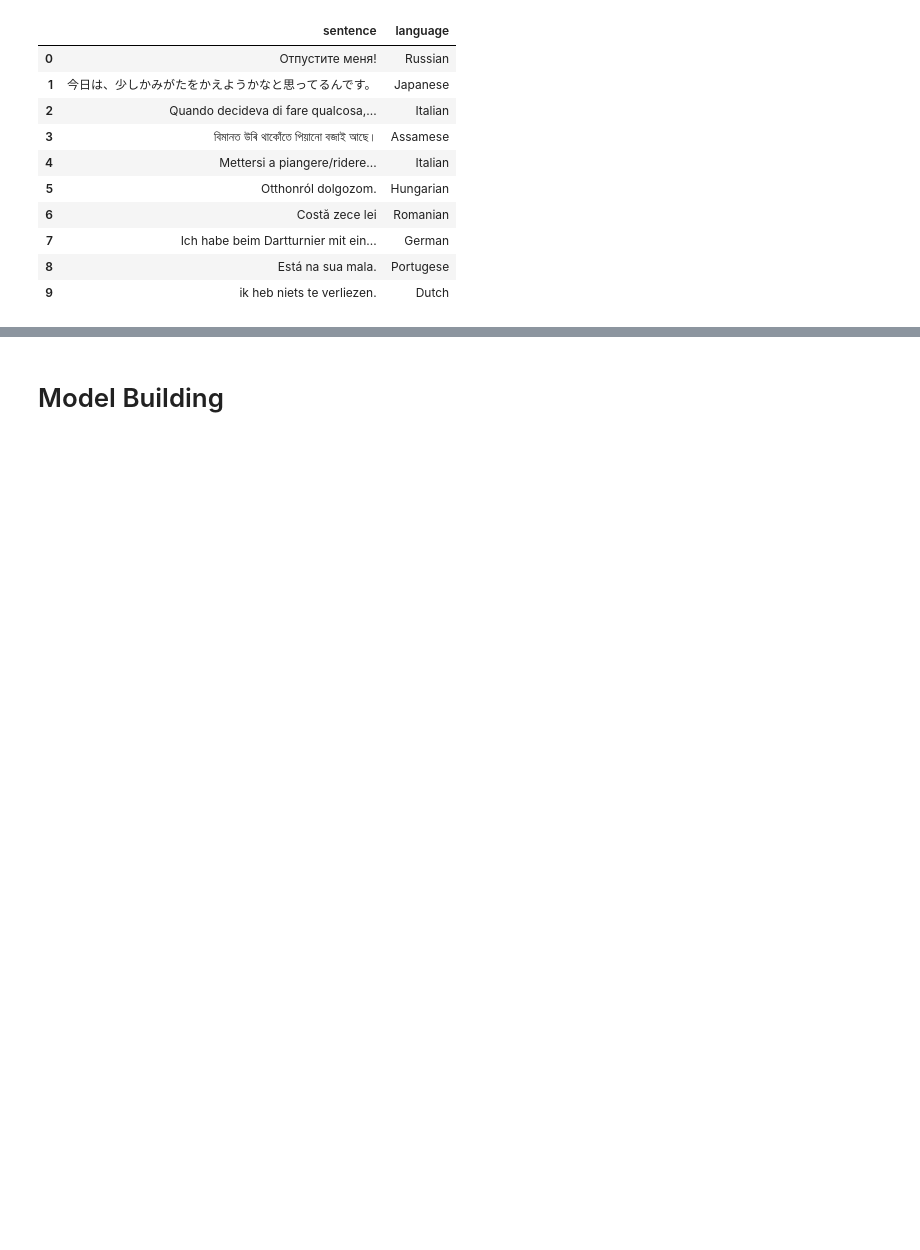
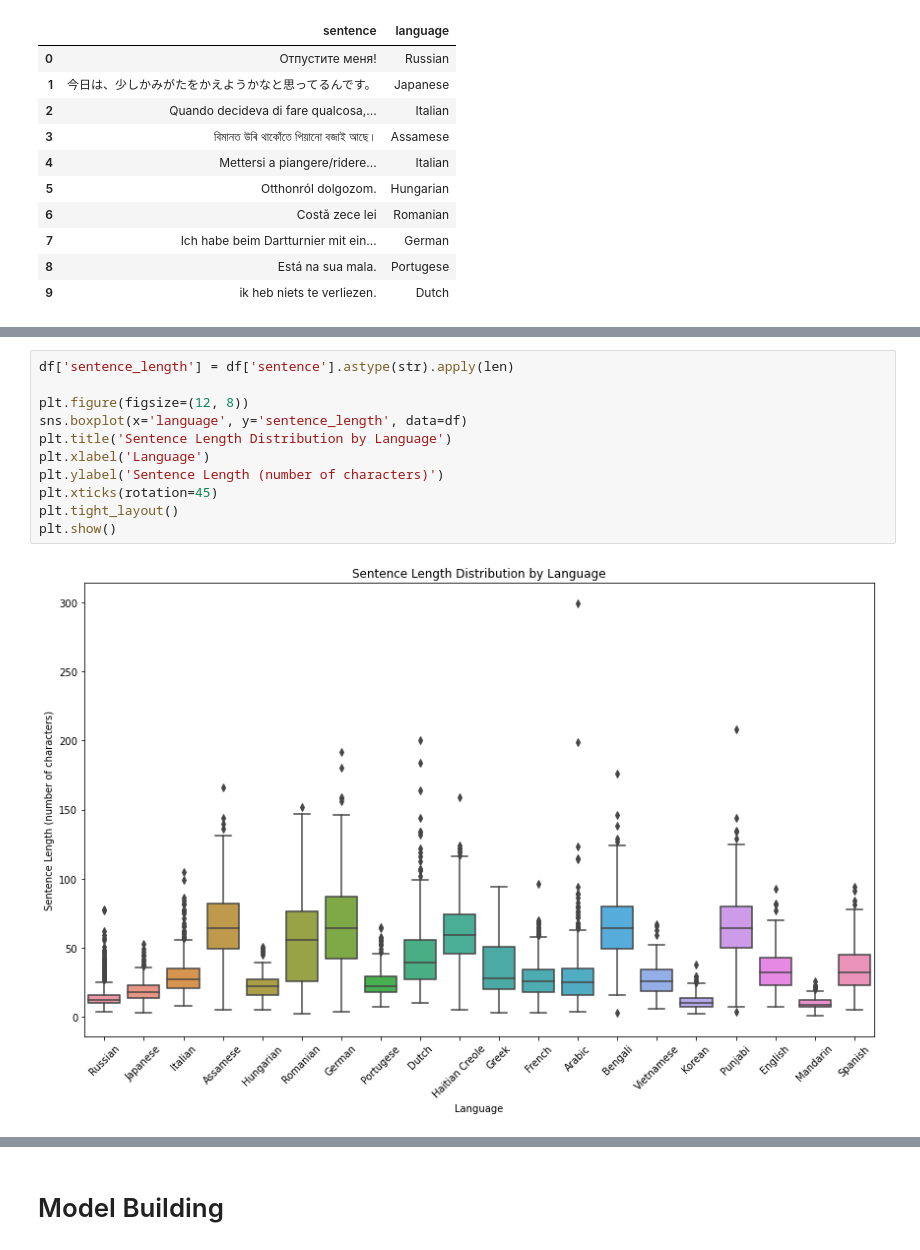
Before and after one commit to hdehiya/TextLanguageDetection, a Jupyter notebook: main.ipynb, the cells around one changed output, grey strips where cells are left out. Saved outputs shown, nothing was run; the diff lists cells and outputs as text; blank space fills up the shorter version.

```diff
--- a/main.ipynb
+++ b/main.ipynb
@@ -106,0 +62,13 @@ print(df)
+# %%
+df['sentence_length'] = df['sentence'].astype(str).apply(len)
+
+plt.figure(figsize=(12, 8))
+sns.boxplot(x='language', y='sentence_length', data=df)
+plt.title('Sentence Length Distribution by Language')
+plt.xlabel('Language')
+plt.ylabel('Sentence Length (number of characters)')
+plt.xticks(rotation=45)
+plt.tight_layout()
+plt.show()
+# %% [output]
+[figure, added]
```
Also changed, not shown: parts of 71 cells of this notebook, 11 other files.
